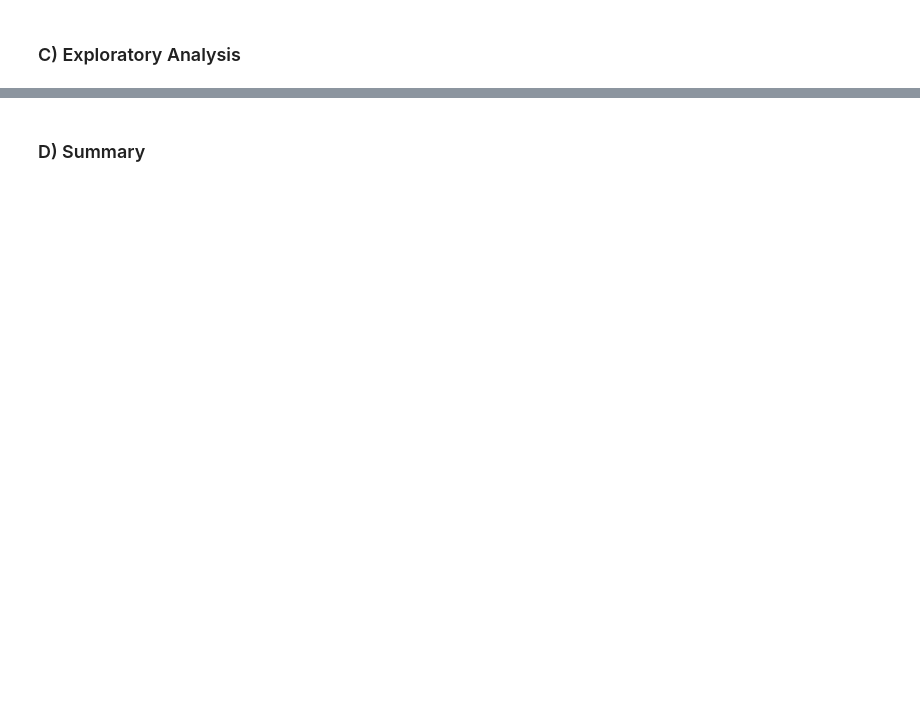
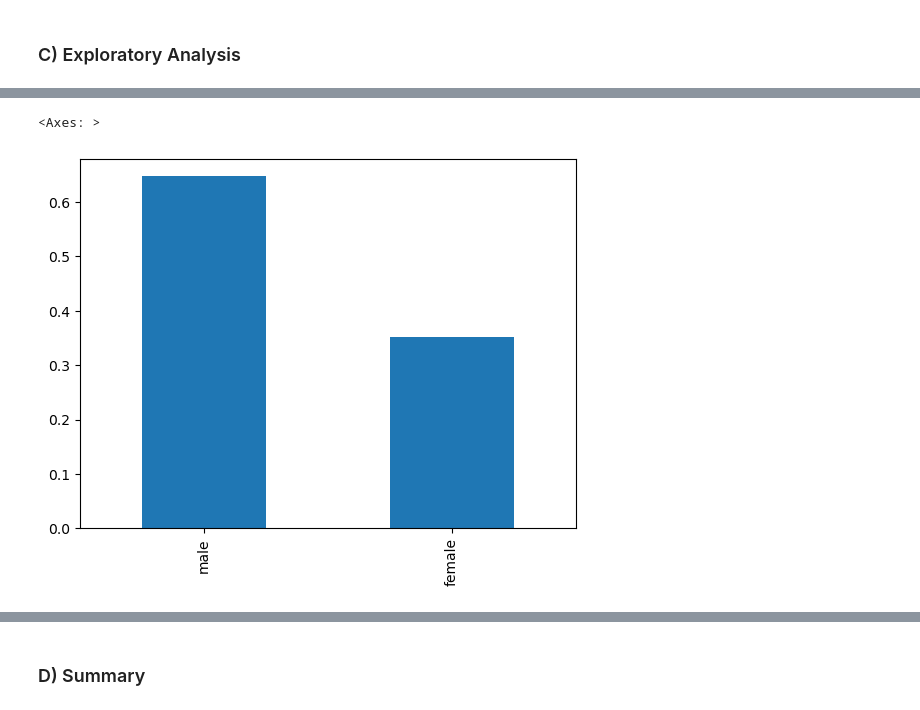
Before and after one commit to MarceloVelludo/Titanic-Kaggle, a Jupyter notebook: 2-DataAnalysis/2.DataAnalysis.ipynb, the cells around one changed output, grey strips where cells are left out. Saved outputs shown, nothing was run; the diff lists cells and outputs as text; code cells hidden in the pictures; blank space fills up the shorter version.

```diff
--- a/2-DataAnalysis/2.DataAnalysis.ipynb
+++ b/2-DataAnalysis/2.DataAnalysis.ipynb
@@ -54,0 +211,5 @@ train_ds
+# %%
+train_ds['Sex'].value_counts(normalize=True).plot(kind='bar')
+# %% [output]
+<Axes: >
+[figure, added]
```
Also changed, not shown: parts of 23 cells of this notebook.
